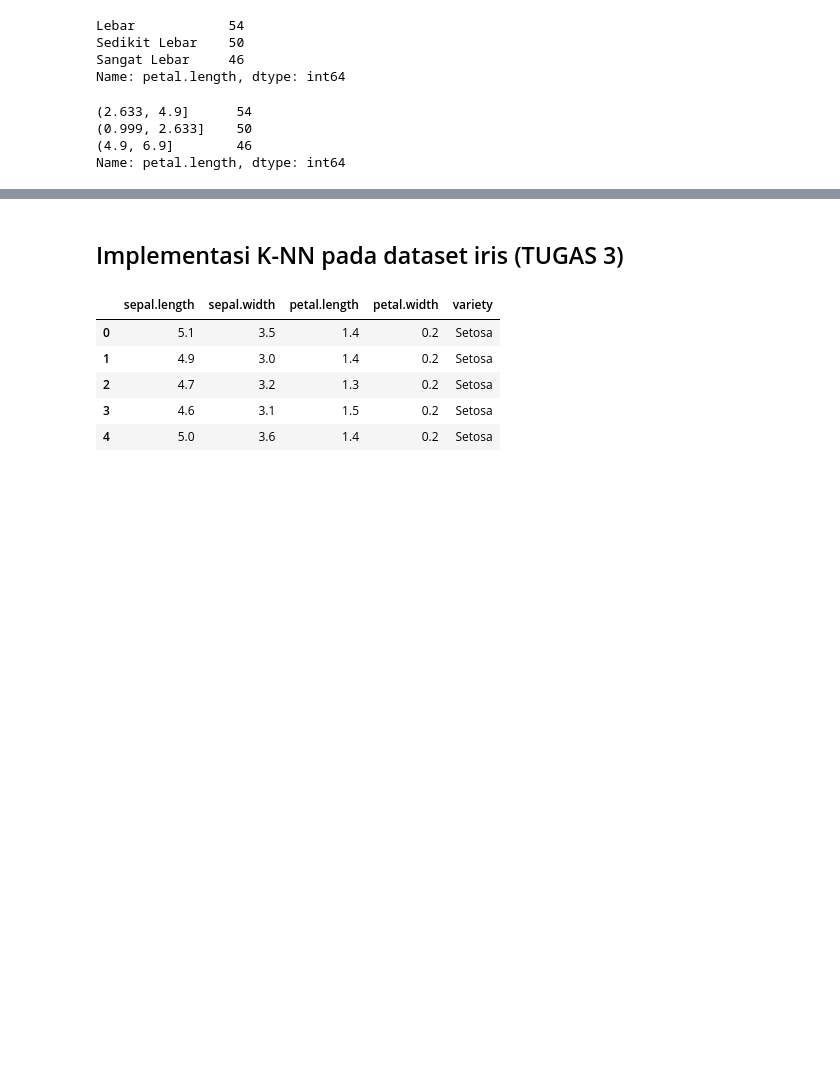
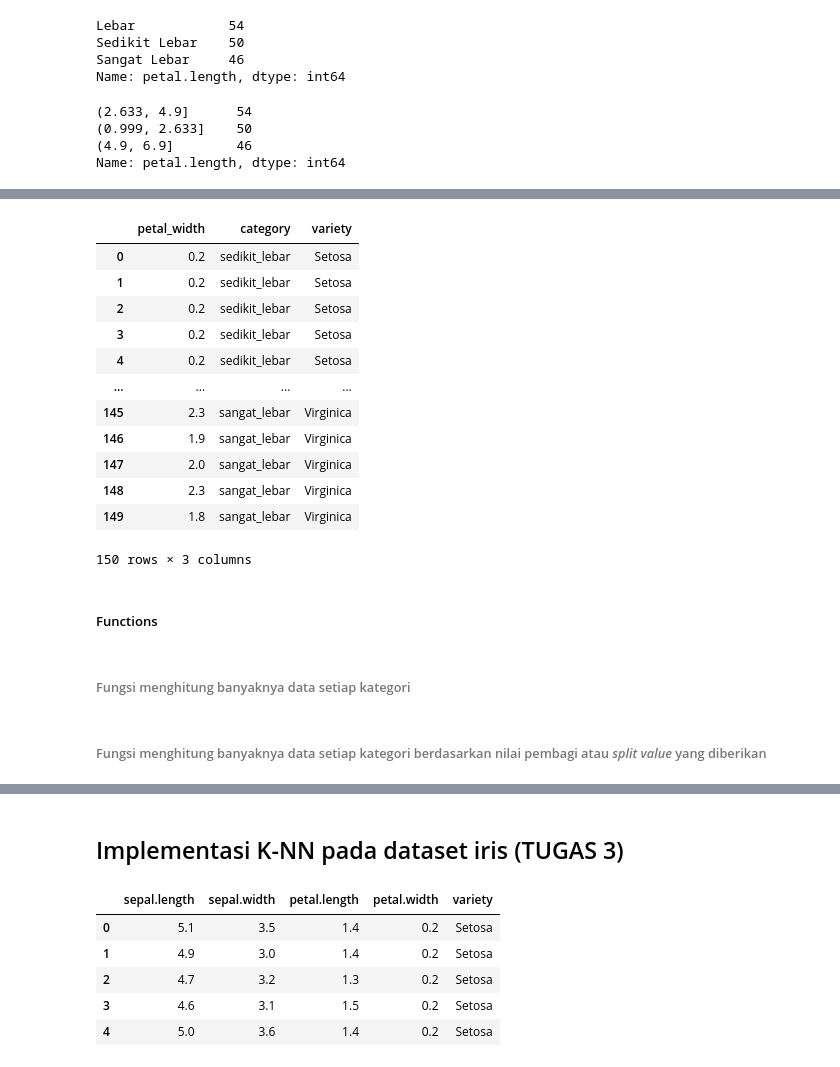
Before and after one commit to triasmidwi/Data-Mining, a Jupyter notebook: _sources/notebooks.ipynb, the cells around one changed output, grey strips where cells are left out. Saved outputs shown, nothing was run; the diff lists cells and outputs as text; code cells hidden in the pictures; blank space fills up the shorter version.

```diff
--- a/_sources/notebooks.ipynb
+++ b/_sources/notebooks.ipynb
@@ -694,0 +704,18 @@ Name: petal.length, dtype: int64
+# %%
+# dataframe
+target_data = df_petal_width_ef
+target_data
+# %% [output]
+|  | petal_width | category | variety |
+| 0 | 0.2 | sedikit_lebar | Setosa |
+| 1 | 0.2 | sedikit_lebar | Setosa |
+| 2 | 0.2 | sedikit_lebar | Setosa |
+| 3 | 0.2 | sedikit_lebar | Setosa |
+| 4 | 0.2 | sedikit_lebar | Setosa |
+| ... | ... | ... | ... |
+| 145 | 2.3 | sangat_lebar | Virginica |
+| 146 | 1.9 | sangat_lebar | Virginica |
+| 147 | 2.0 | sangat_lebar | Virginica |
+| 148 | 2.3 | sangat_lebar | Virginica |
+| 149 | 1.8 | sangat_lebar | Virginica |
+150 rows × 3 columns
@@ -694,0 +725,4 @@ Name: petal.length, dtype: int64
+# %% [markdown]
+##### Functions
+# %% [markdown]
+###### Fungsi menghitung banyaknya data setiap kategori
@@ -694,0 +737,2 @@ Name: petal.length, dtype: int64
+# %% [markdown]
+###### Fungsi menghitung banyaknya data setiap kategori berdasarkan nilai pembagi atau *split value* yang diberikan
```
Also changed, not shown: parts of 60 cells of this notebook, 3 other files.
